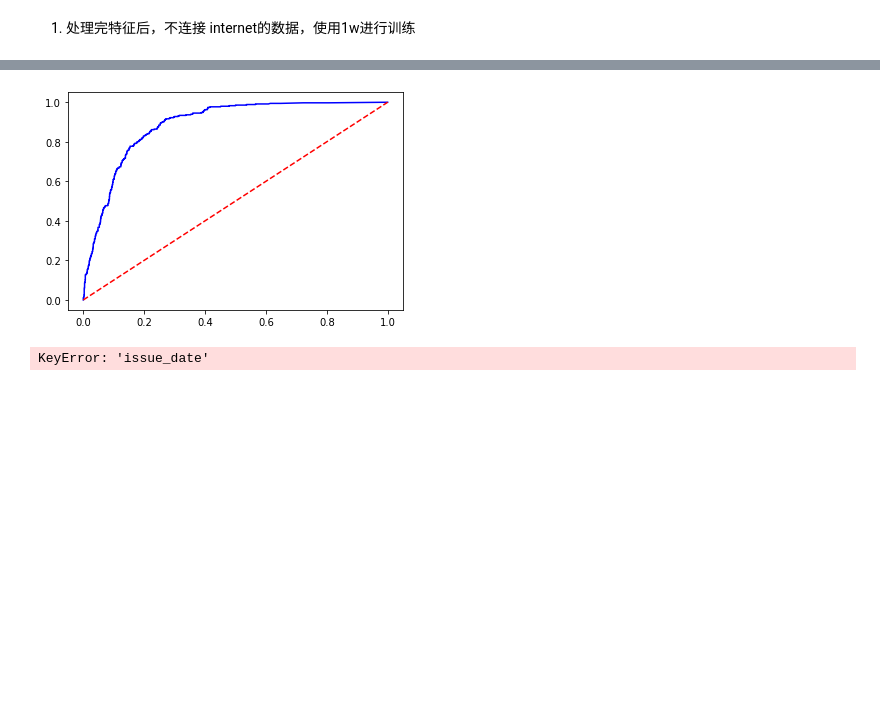
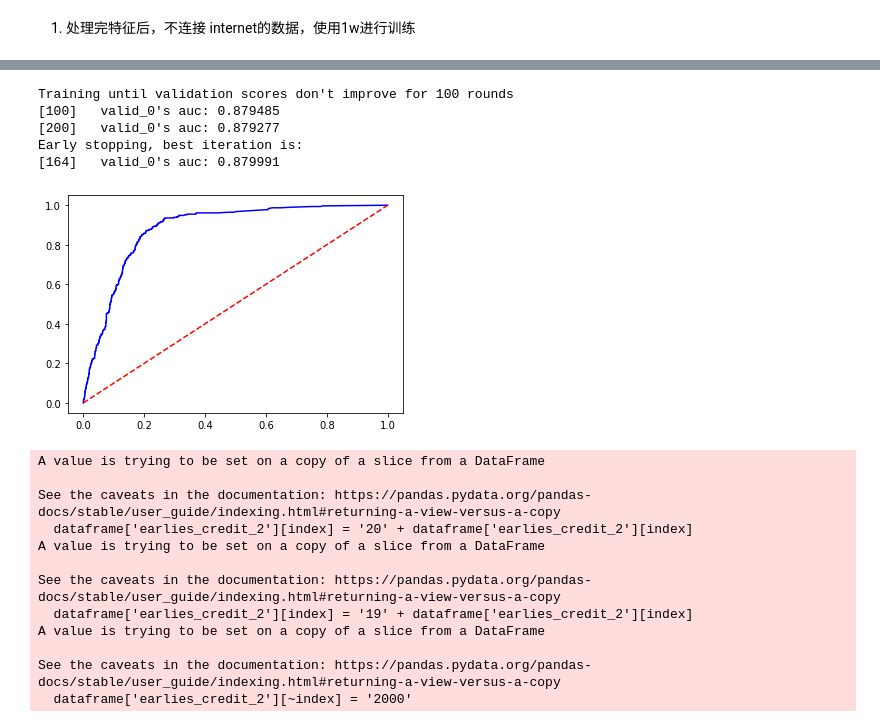
Before and after one commit to iszhangli/DataMining, a Jupyter notebook: 8_个人违约贷款/2_preprocessing.ipynb, the cells around one changed output, grey strips where cells are left out. Drawn from its saved outputs; the diff is of its cells as text; code cells hidden in the pictures; blank space fills up the shorter version.

```diff
--- a/8_个人违约贷款/2_preprocessing.ipynb
+++ b/8_个人违约贷款/2_preprocessing.ipynb
@@ -152,20 +206,21 @@ def preprocessor(dataframe):
     dataframe['issue_date'] = pd.to_datetime(dataframe['issue_date'])
     dataframe['issue_date_y'] = dataframe['issue_date'].dt.year
     dataframe['issue_date_m'] = dataframe['issue_date'].dt.month
-#     dataframe['issue_date_d'] = dataframe['issue_date'].dt.day  # unique value
 
-    # dataframe['earlies_credit_y'] = dataframe['earlies_credit_mon'].split('-')[1]
-    dataframe.drop('earlies_credit_mon', axis = 1, inplace = True)
-    # dataframe['earlies_credit_y'] = dataframe['earlies_credit_mon'].split('-')[0].map()
     # set origin date
     # get the diff bewteen now and origin-date
     origin_date = datetime.datetime.strptime('2007-06-01', '%Y-%m-%d')
     dataframe['issue_date_diff'] = dataframe['issue_date'].apply(lambda x: x-origin_date).dt.days
     dataframe.drop('issue_date', axis = 1, inplace = True)
+
+    # earlies_credit_mon
+    dataframe['earlies_credit_2'] = pd.to_datetime(dataframe.earlies_credit_2)
+    origin_date = datetime.datetime.strptime('1920-06-01', '%Y-%m-%d')
+    dataframe['earlies_credit_diff'] = dataframe['earlies_credit_2'].apply(lambda x: x-origin_date).dt.days
+    dataframe.drop(['earlies_credit_mon', 'earlies_credit_1', 'earlies_credit_2', 'earlies_credit_diff'], axis = 1, inplace = True)
     # 就业类型
     employer_type = dataframe['employer_type'].value_counts().index
     industry = dataframe['industry'].value_counts().index
-    # dict()
     emp_type_dict = dict(zip(employer_type, [0,1,2,3,4,5]))
     industry_dict = dict(zip(industry, [i for i in range(15)]))
     #
@@ -183,14 +238,33 @@ def preprocessor(dataframe):
     dataframe['industry'] = dataframe['industry'].map(industry_dict)
     return dataframe
 
+def get_col_year(dataframe):
+    dataframe[['earlies_credit_1','earlies_credit_2']] = dataframe['earlies_credit_mon'].str.split('-', expand=True)
+    index = (dataframe.earlies_credit_2 >= str('00')) & (dataframe.earlies_credit_2 < str('22'))
+    dataframe['earlies_credit_2'][index] = '20' + dataframe['earlies_credit_2'][index]
+    index = (dataframe.earlies_credit_2 >= str('22')) & (dataframe.earlies_credit_2 <= str('99'))
+    dataframe['earlies_credit_2'][index] = '19' + dataframe['earlies_credit_2'][index]
+    index = (dataframe.earlies_credit_2 >= str('1910')) & (dataframe.earlies_credit_2 <= str('2022'))
+    dataframe['earlies_credit_2'][~index] = '2000'
+    return dataframe
+
 # 数据处理
 train_net['isDefault'] = train_net['is_default']
 common_feature = list(set(train_pub.columns).intersection(set(train_net.columns)))
 import copy
 train_pub_new = copy.deepcopy(train_pub)
-# train_df = pd.concat([train_pub_new, train_net_new])
+train_net_new = copy.deepcopy(train_net)
+train_pub_new = train_pub_new[common_feature]
+train_net_new = train_net_new[common_feature]
+# 拼接 特征前处理
+train_pub_new = get_col_year(train_pub_new)
+train_net_new[['earlies_credit_1','earlies_credit_2']] = train_net_new['earlies_credit_mon'].str.split('-', expand=True)
 # 特征处理
+train_df = pd.concat([train_pub_new, train_net_new])
 train_df_new = preprocessor(train_pub_new)
+train_df_new = train_df_new.drop(['loan_id', 'user_id', 'policy_code',
+                                  'scoring_low', 'scoring_high', 'f1',
+                                  'early_return_amount_3mon'], axis=1)
 # 模型训练
 X_train = train_df_new.drop('isDefault', axis=1)
 y_train = train_df_new['isDefault']
@@ -206,10 +280,10 @@ params = {
             'learning_rate': 0.01,
             'metric': 'auc',
             'min_child_weight': 1e-3,
-            'num_leaves': 50,
+            'num_leaves': 20,
             'max_depth': -1,
-            'reg_lambda': 0,
-            'reg_alpha': 0,
+            'reg_lambda': 0.5,
+            'reg_alpha': 0.5,
             'feature_fraction': 1,
             'bagging_fraction': 1,
             'bagging_freq': 0,
@@ -217,9 +291,10 @@ params = {
             'nthread': 8,
             'silent': True,
             'verbose': -1,
+            'subsample': 0.5
 }
 
-model = lgb.train(params, train_set=train_matrix, valid_sets=valid_matrix, num_boost_round=2000, verbose_eval=100, early_stopping_rounds=500)
+model = lgb.train(params, train_set=train_matrix, valid_sets=valid_matrix, num_boost_round=400, verbose_eval=100, early_stopping_rounds=100)
 
 from sklearn import metrics
 from sklearn.metrics import roc_auc_score
@@ -231,12 +306,17 @@ import matplotlib.pyplot as plt
 plt.plot(fpr, tpr, 'b', label = 'Val AUC = %0.4f' % roc_auc)
 plt.plot([0, 1], [0,1], 'r--')
 plt.show()
-# 模型预测
+# # 模型预测
 common_feature.remove('isDefault')
-test_pub_new = test_pub
+test_pub = test_pub[common_feature]
+test_pub_new = copy.deepcopy(test_pub)
+test_df_new = get_col_year(test_pub_new)
 test_df_new = preprocessor(test_pub_new)
+test_df_new = test_df_new.drop(['loan_id', 'user_id', 'policy_code',
+                                  'scoring_low', 'scoring_high', 'f1',
+                                  'early_return_amount_3mon'], axis=1)
 predict = model.predict(test_df_new, num_iteration=model.best_iteration)
-# 生成结果
-submission = pd.DataFrame({'id':test_pub_new['loan_id'], 'isDefault':predict})
+# # 生成结果
+submission = pd.DataFrame({'id':test_pub['loan_id'], 'isDefault':predict})
 submission.to_csv('submission.csv', index = None)
 # %% [output]
@@ -253,5 +337,21 @@ Early stopping, best iteration is:
+Training until validation scores don't improve for 100 rounds
+[100]   valid_0's auc: 0.879485
+[200]   valid_0's auc: 0.879277
+Early stopping, best iteration is:
+[164]   valid_0's auc: 0.879991
-[figure, old version]
+[figure, new version]
-KeyError: 'issue_date'
+A value is trying to be set on a copy of a slice from a DataFrame
+
+See the caveats in the documentation: https://pandas.pydata.org/pandas-docs/stable/user_guide/indexing.html#returning-a-view-versus-a-copy
+  dataframe['earlies_credit_2'][index] = '20' + dataframe['earlies_credit_2'][index]
+A value is trying to be set on a copy of a slice from a DataFrame
+
+See the caveats in the documentation: https://pandas.pydata.org/pandas-docs/stable/user_guide/indexing.html#returning-a-view-versus-a-copy
+  dataframe['earlies_credit_2'][index] = '19' + dataframe['earlies_credit_2'][index]
+A value is trying to be set on a copy of a slice from a DataFrame
+
+See the caveats in the documentation: https://pandas.pydata.org/pandas-docs/stable/user_guide/indexing.html#returning-a-view-versus-a-copy
+  dataframe['earlies_credit_2'][~index] = '2000'
 # %%
 pd.read_csv('submission.csv')
 # %% [output]
```
Also changed, not shown: parts of 12 cells of this notebook, 4 other files.
